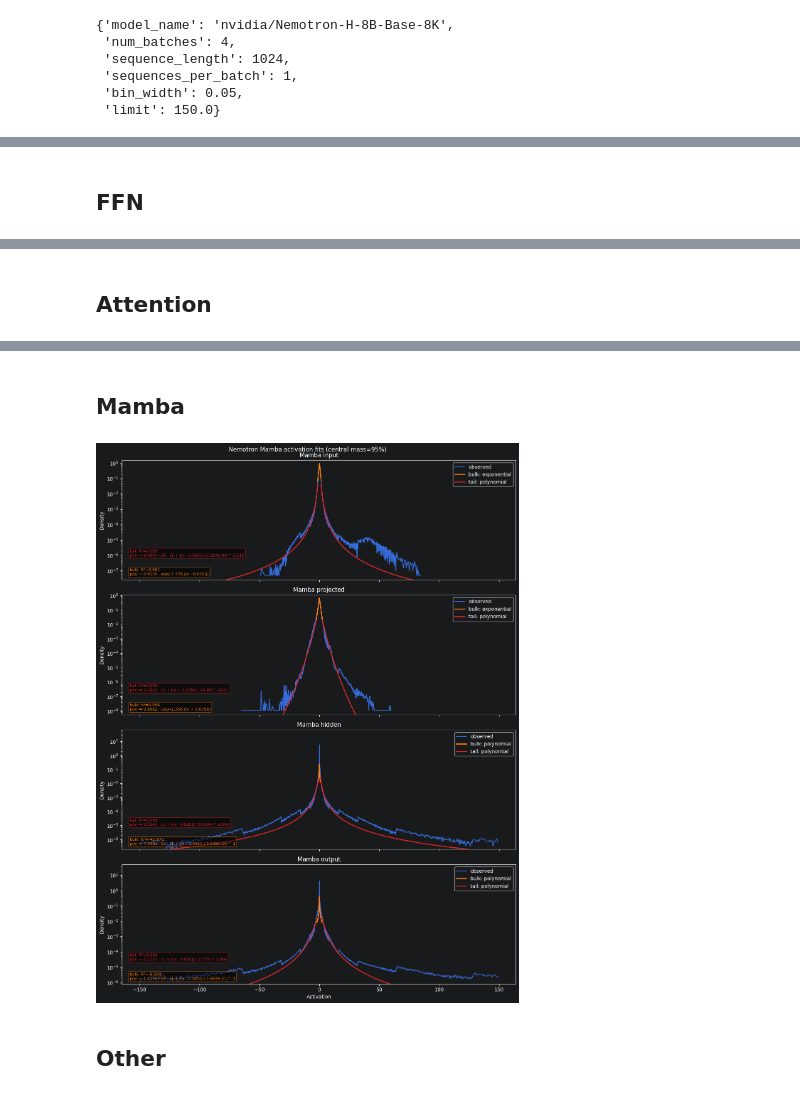
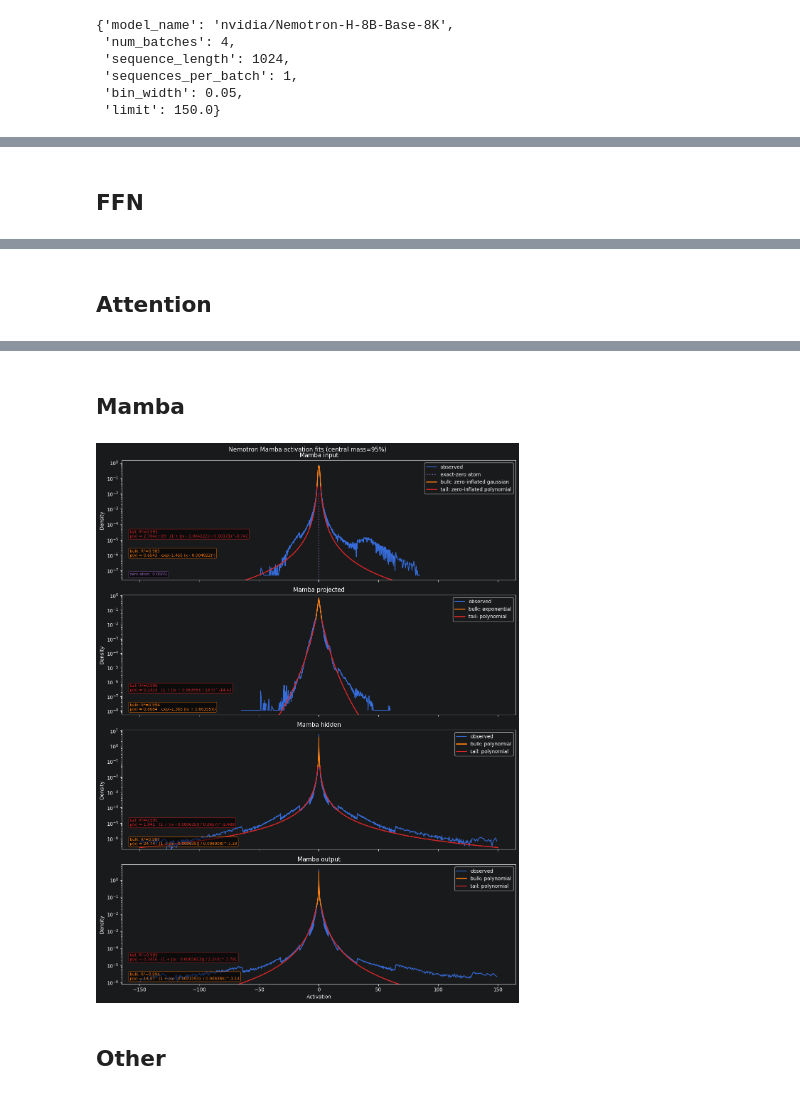
Before and after one commit to Maxzhu123/lossless_compression, a Jupyter notebook: llm_analysis/activation_distribution_analysis.ipynb, the cells around one changed output, grey strips where cells are left out. Drawn from its saved outputs; the diff is of its cells as text; code cells hidden in the pictures.

Commit message:
Fix histogram

```diff
--- a/llm_analysis/activation_distribution_analysis.ipynb
+++ b/llm_analysis/activation_distribution_analysis.ipynb
@@ -33,7 +33,13 @@ if not RESULTS_PATH.exists():
     )
 
 results = torch.load(RESULTS_PATH, map_location="cpu", weights_only=True)
+if results.get("format_version") != 3:
+    raise ValueError(
+        "Artifact format 3 is required for exact-zero fitting. "
+        "Run activation_distribution.py to regenerate the results."
+    )
 histograms = results["histograms"]
+zero_counts = results["zero_counts"]
 edges = results["edges"]
 extrema = results["extrema"]
 category_specs = results["categories"]
@@ -58,10 +64,16 @@ metadata
  'bin_width': 0.05,
  'limit': 150.0}
 # %%
-if set(histograms) != set(extrema) or set(histograms) != set(category_specs):
-    raise ValueError("Histogram, extrema, and category labels do not match")
+if (
+    set(histograms) != set(extrema)
+    or set(histograms) != set(category_specs)
+    or set(histograms) != set(zero_counts)
+):
+    raise ValueError("Histogram, zero-count, extrema, and category labels do not match")
 if any(counts.numel() != edges.numel() + 1 for counts in histograms.values()):
     raise ValueError("Histogram counts are incompatible with the saved bin edges")
+if any(zero_counts[label] > counts.sum() for label, counts in histograms.items()):
+    raise ValueError("An exact-zero count exceeds its histogram total")
 
 summary_rows = []
 for label, counts in histograms.items():
@@ -71,6 +83,7 @@ for label, counts in histograms.items():
     capture_point = f'{spec["parent_type"]}.{module_path} {spec["capture"]}'
     total = int(counts.sum())
     overflow = int(counts[0] + counts[-1])
+    zero_fraction = int(zero_counts[label]) / total
     summary_rows.append(
         (
             label,
@@ -78,6 +91,7 @@ for label, counts in histograms.items():
             f"{total:,}",
             f"{minimum.item():.6g}",
             f"{maximum.item():.6g}",
+            f"{zero_fraction:.3%}",
             f"{overflow / total:.3%}",
         )
     )
@@ -86,7 +100,7 @@ def show_table(headers, rows):
     header = "| " + " | ".join(headers) + " |"
     divider = "| " + " | ".join("---" for _ in headers) + " |"
     body = ["| " + " | ".join(map(str, row)) + " |" for row in rows]
-    display(Markdown("\n".join((header, divider, *body))))
+    display(Markdown(chr(10).join((header, divider, *body))))
 
 show_table(
     (
@@ -95,6 +109,7 @@ show_table(
         "Observations",
         "Minimum",
         "Maximum",
+        "Exact zeros",
         "Outside fit range",
     ),
     summary_rows,
@@ -122,8 +137,15 @@ show_table(
 # %%
+# Exact-zero activations form a point mass; the nonzero values receive the continuous fit.
+# The primary tail fit is vertically anchored to the primary bulk fit at their shared boundary.
 # Adjust the central-mass/tail split or show every candidate fit as needed.
 bulk_mass = DEFAULT_BULK_MASS
 show_all_candidates = False
-fits = fit_histogram_distributions(histograms, edges, bulk_mass=bulk_mass)
+fits = fit_histogram_distributions(
+    histograms,
+    edges,
+    zero_counts=zero_counts,
+    bulk_mass=bulk_mass,
+)
 
 fit_rows = []
 for label, regions in fits.items():
@@ -142,7 +164,9 @@ for label, regions in fits.items():
                     label,
                     region,
                     rank,
-                    fit.family,
+                    f"zero-inflated {fit.family}"
+                    if fit.has_material_zero_atom
+                    else fit.family,
                     f"{fit.log_likelihood:.4g}",
                     f"{fit.log_rmse:.4f}",
                     f"{fit.r_squared:.4f}",
@@ -220,6 +244,7 @@ for group, labels in plot_groups.items():
         {label: histograms[label] for label in labels},
         edges,
         {label: fits[label] for label in labels},
+        zero_counts={label: zero_counts[label] for label in labels},
         bulk_mass=bulk_mass,
         title=f"Nemotron {group} activation fits",
         x_label="Activation",
@@ -232,3 +257,3 @@ for group, labels in plot_groups.items():
 ## Mamba
-[figure, old version]
+[figure, new version]
 ## Other
```
Also changed, not shown: parts of 4 cells of this notebook, 2 other files.
